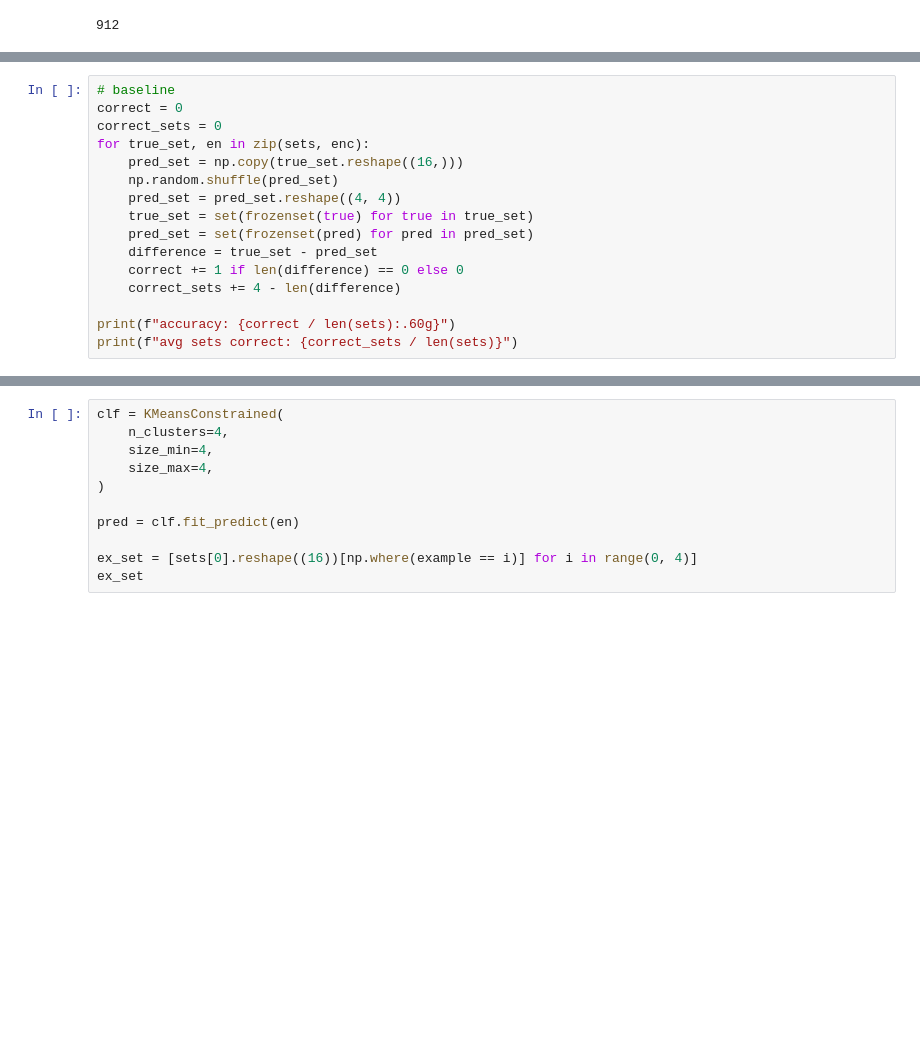
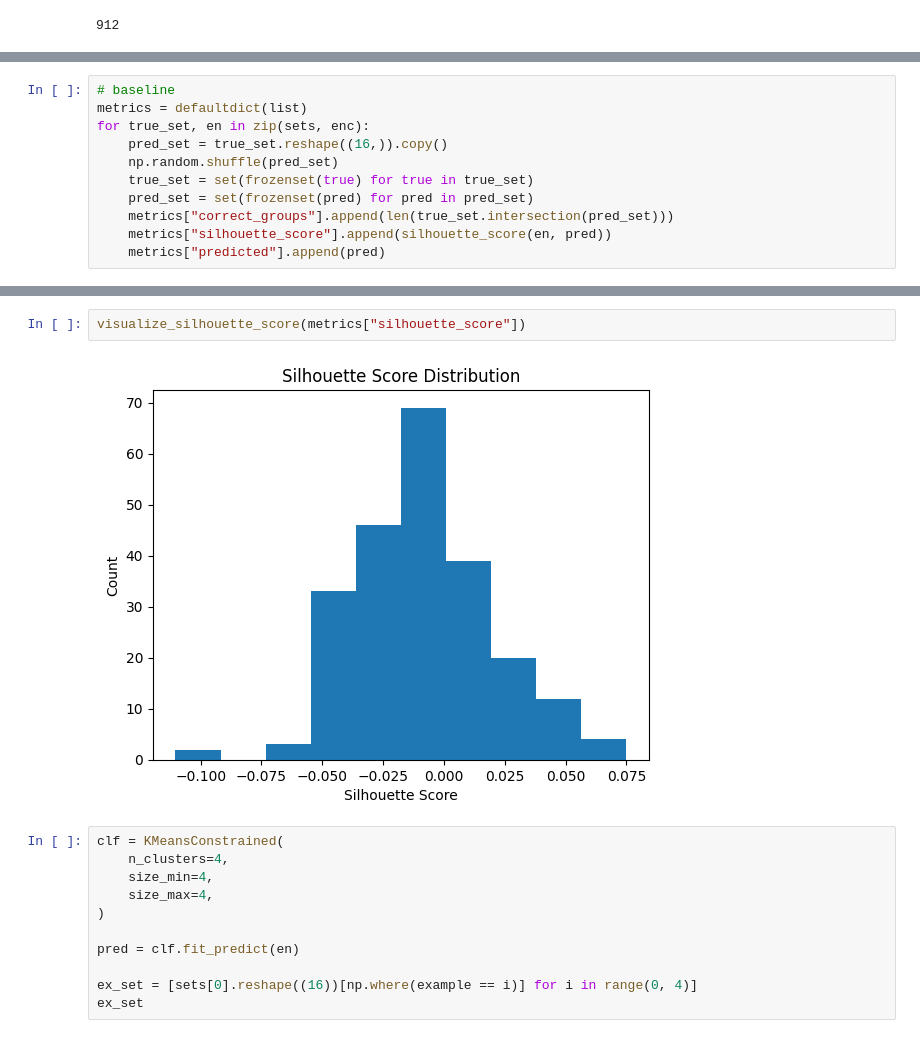
Before and after one commit to BenjaminHinchliff/CSC480-nyt-connections, a Jupyter notebook: glove.ipynb, the cells around one changed output, grey strips where cells are left out. Cells and saved outputs as stored; diff of their text form; blank space fills up the shorter version.

```diff
--- a/glove.ipynb
+++ b/glove.ipynb
@@ -207,16 +200,11 @@ incorrect_examples[:4]
 # %%
 # baseline
-correct = 0
-correct_sets = 0
+metrics = defaultdict(list)
 for true_set, en in zip(sets, enc):
-    pred_set = np.copy(true_set.reshape((16,)))
+    pred_set = true_set.reshape((16,)).copy()
     np.random.shuffle(pred_set)
-    pred_set = pred_set.reshape((4, 4))
     true_set = set(frozenset(true) for true in true_set)
     pred_set = set(frozenset(pred) for pred in pred_set)
-    difference = true_set - pred_set
-    correct += 1 if len(difference) == 0 else 0
-    correct_sets += 4 - len(difference)
-
-print(f"accuracy: {correct / len(sets):.60g}")
-print(f"avg sets correct: {correct_sets / len(sets)}")
+    metrics["correct_groups"].append(len(true_set.intersection(pred_set)))
+    metrics["silhouette_score"].append(silhouette_score(en, pred))
+    metrics["predicted"].append(pred)
@@ -226,3 +215,7 @@ avg sets correct: 0.008771929824561403
+# %%
+visualize_silhouette_score(metrics["silhouette_score"])
+# %% [output]
+[figure, added]
 # %%
 clf = KMeansConstrained(
     n_clusters=4,
```
Also changed, not shown: parts of 13 cells of this notebook, 2 other files.
